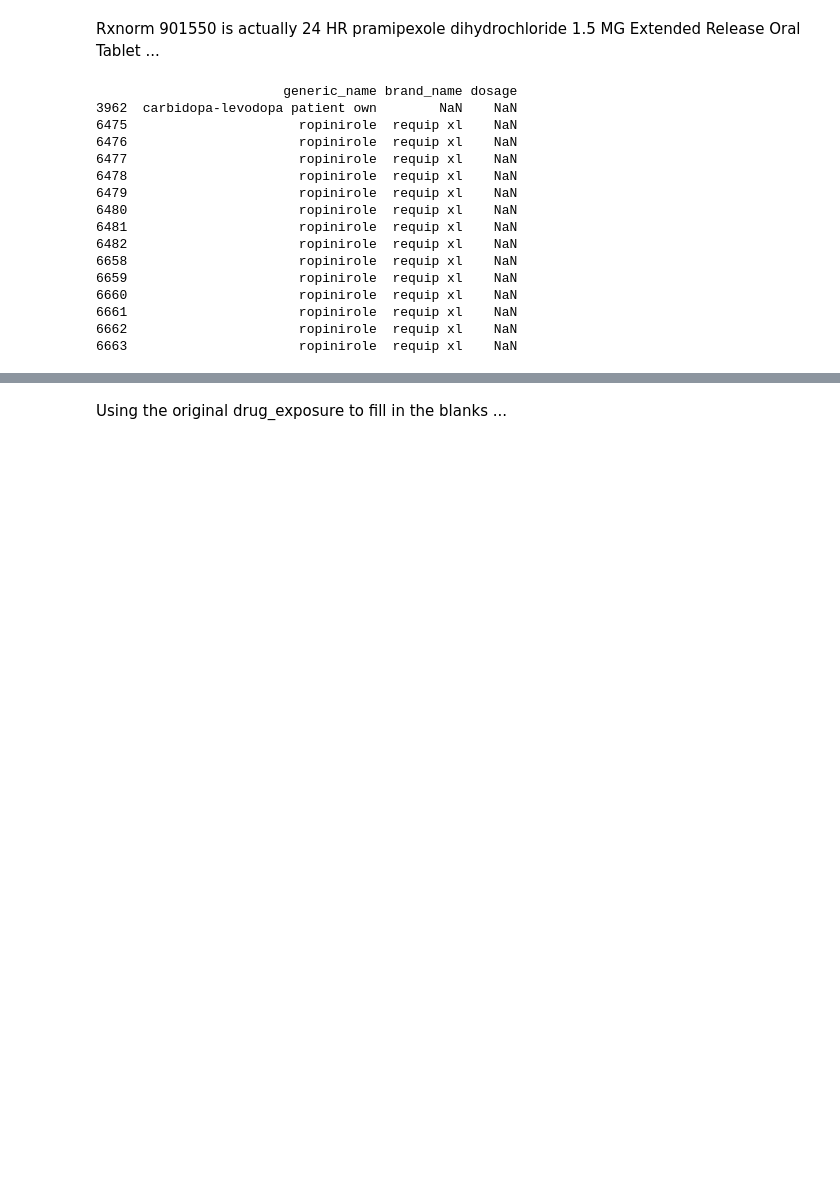
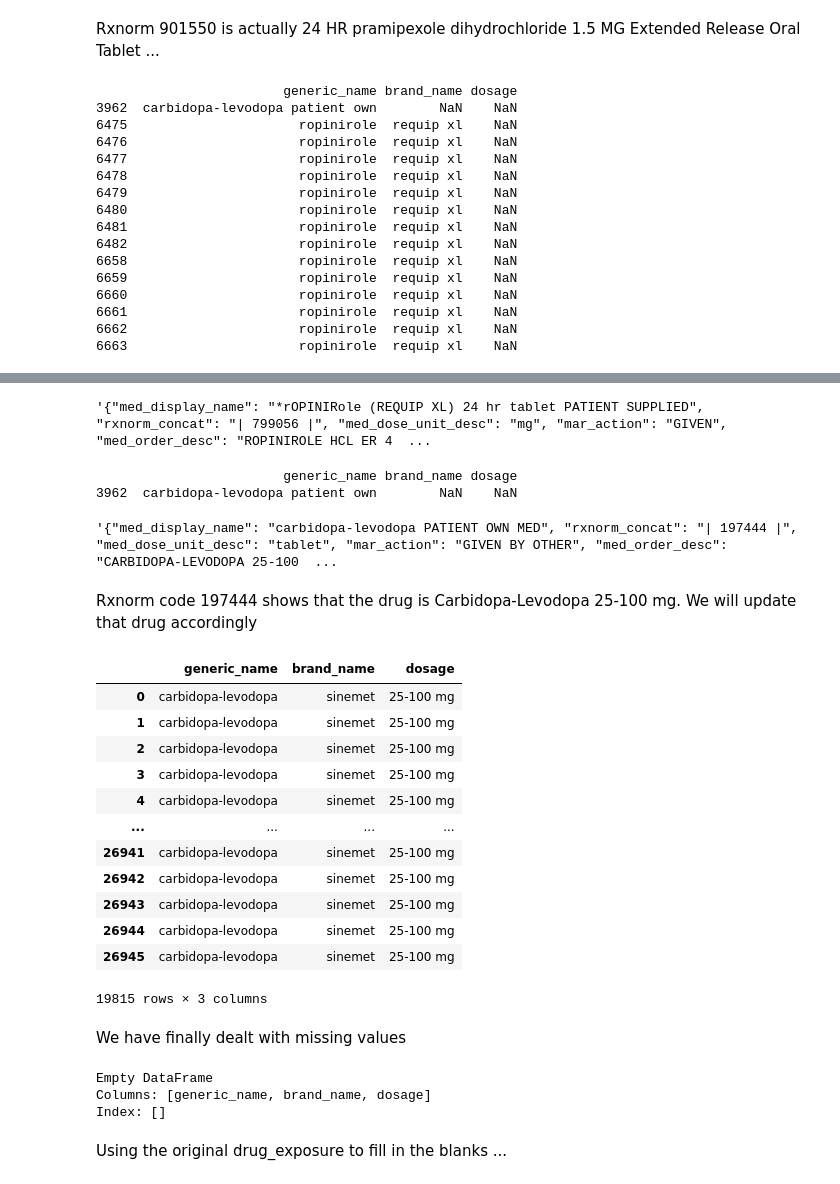
Before and after one commit to rdiazrincon/motor_fluctuations_pd, a Jupyter notebook: motor_fluctuations_pd.ipynb, the cells around one changed output, grey strips where cells are left out. Drawn from its saved outputs; the diff is of its cells as text; code cells hidden in the pictures; blank space fills up the shorter version.

Commit message:
Finalized dealing with missing drug values

```diff
--- a/motor_fluctuations_pd.ipynb
+++ b/motor_fluctuations_pd.ipynb
@@ -1126,0 +1127,37 @@ print(pd_data_drug_exposure[pd_data_drug_exposure.isnull().any(axis=1)].to_strin
+# %%
+# 824959
+# 799056
+drug_exposure['drug_source_value'].iloc[6663]
+# %% [output]
+'{"med_display_name": "*rOPINIRole (REQUIP XL) 24 hr tablet PATIENT SUPPLIED", "rxnorm_concat": "| 799056 |", "med_dose_unit_desc": "mg", "mar_action": "GIVEN", "med_order_desc": "ROPINIROLE HCL ER 4  ...
+# %%
+pd_data_drug_exposure['dosage'].iloc[6475: 6483] = '12 mg'
+pd_data_drug_exposure['dosage'].iloc[6658: 6664] = '4 mg'
+# %%
+print(pd_data_drug_exposure[pd_data_drug_exposure.isnull().any(axis=1)].to_string())
+# %% [output]
+                        generic_name brand_name dosage
+3962  carbidopa-levodopa patient own        NaN    NaN
+# %%
+drug_exposure['drug_source_value'].iloc[3962]
+# %% [output]
+'{"med_display_name": "carbidopa-levodopa PATIENT OWN MED", "rxnorm_concat": "| 197444 |", "med_dose_unit_desc": "tablet", "mar_action": "GIVEN BY OTHER", "med_order_desc": "CARBIDOPA-LEVODOPA 25-100  ...
+# %% [markdown]
+Rxnorm code 197444 shows that the drug is Carbidopa-Levodopa 25-100 mg. We will update that drug accordingly
+# %%
+# Looking for a row with carbidopa-levodopa so that I can insert the new register in a similar fashion
+pd_data_drug_exposure[pd_data_drug_exposure['generic_name'] == 'carbidopa-levodopa']
+# %% [output]
+|  | generic_name | brand_name | dosage |
+| 0 | carbidopa-levodopa | sinemet | 25-100 mg |
+| 1 | carbidopa-levodopa | sinemet | 25-100 mg |
+| 2 | carbidopa-levodopa | sinemet | 25-100 mg |
+| 3 | carbidopa-levodopa | sinemet | 25-100 mg |
+| 4 | carbidopa-levodopa | sinemet | 25-100 mg |
+| ... | ... | ... | ... |
+| 26941 | carbidopa-levodopa | sinemet | 25-100 mg |
+| 26942 | carbidopa-levodopa | sinemet | 25-100 mg |
+| 26943 | carbidopa-levodopa | sinemet | 25-100 mg |
+| 26944 | carbidopa-levodopa | sinemet | 25-100 mg |
+| 26945 | carbidopa-levodopa | sinemet | 25-100 mg |
+19815 rows × 3 columns
@@ -1127,3 +1168,11 @@ print(pd_data_drug_exposure[pd_data_drug_exposure.isnull().any(axis=1)].to_strin
+# %% [markdown]
+We have finally dealt with missing values
+# %%
+print(pd_data_drug_exposure[pd_data_drug_exposure.isnull().any(axis=1)].to_string())
+# %% [output]
+Empty DataFrame
+Columns: [generic_name, brand_name, dosage]
+Index: []
 # %% [markdown]
 Using the original drug_exposure to fill in the blanks ...
 # %%
```
Also changed, not shown: parts of 3 cells of this notebook.
